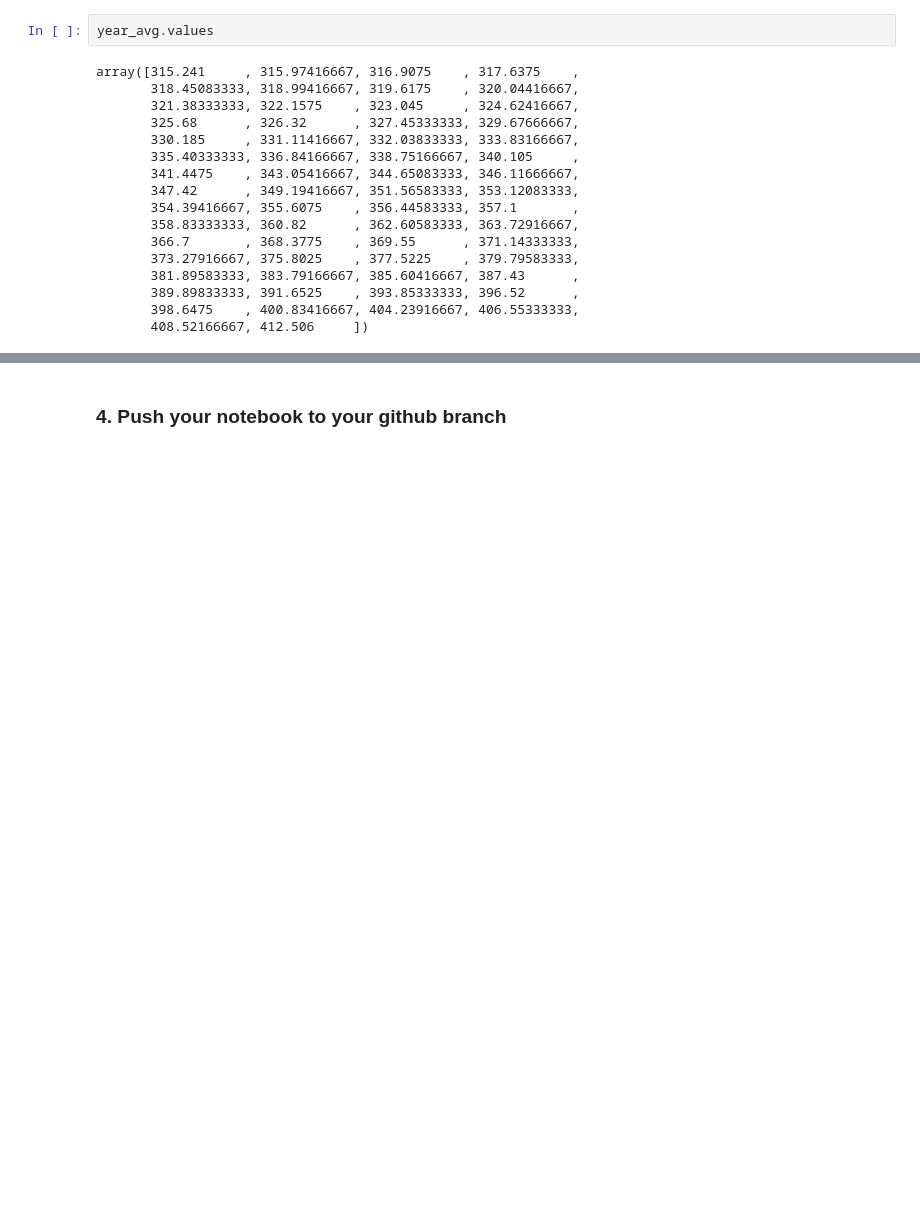
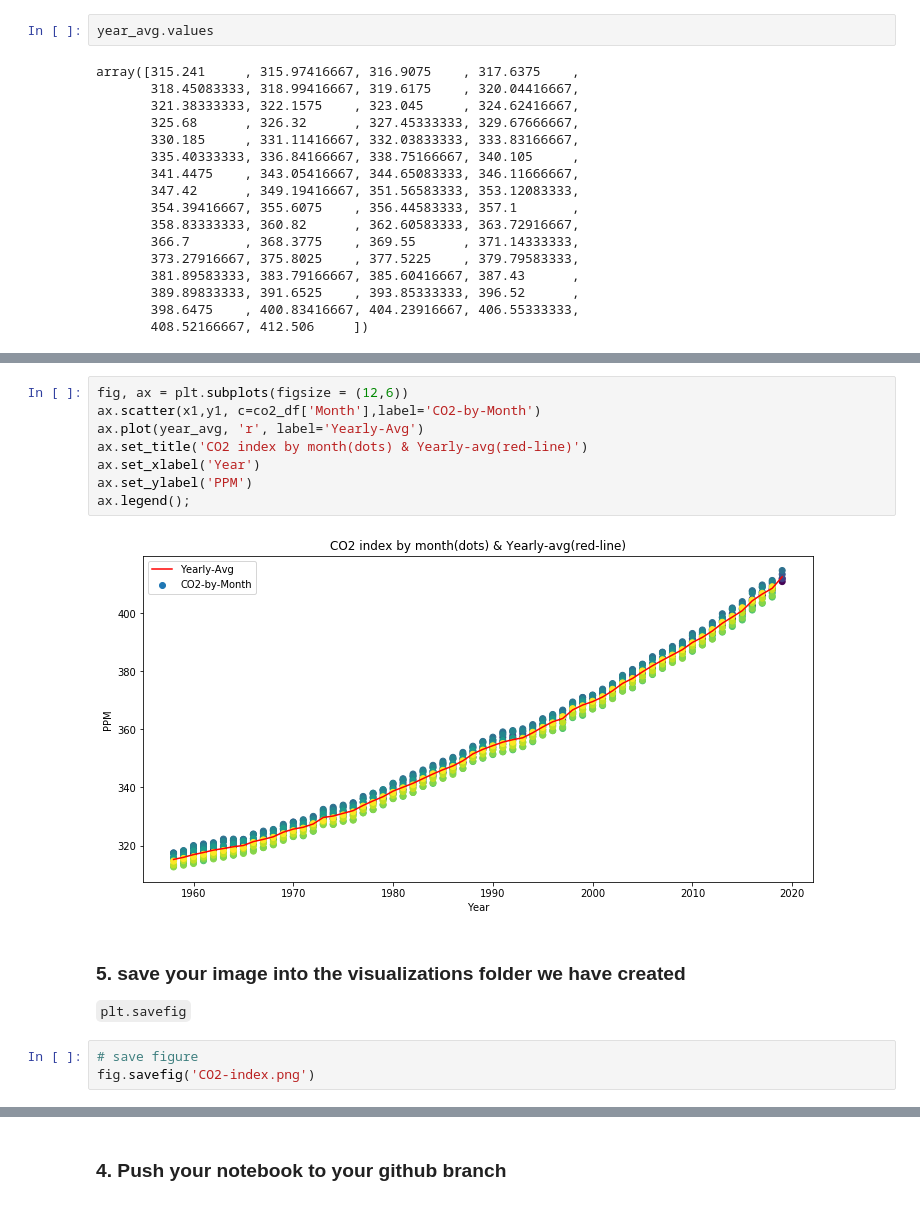
Before and after one commit to tingting-science/dc_ds_06_03_19, a Jupyter notebook: module_1/morning_warm_up/week_2/2_4_visualization_matplotlib.ipynb, the cells around one changed output, grey strips where cells are left out. Cells and saved outputs as stored; diff of their text form; blank space fills up the shorter version.

```diff
--- a/module_1/morning_warm_up/week_2/2_4_visualization_matplotlib.ipynb
+++ b/module_1/morning_warm_up/week_2/2_4_visualization_matplotlib.ipynb
@@ -113,0 +114,17 @@ Text(0.5, 1.0, 'CO2 index by month')
+# %%
+fig, ax = plt.subplots(figsize = (12,6))
+ax.scatter(x1,y1, c=co2_df['Month'],label='CO2-by-Month')
+ax.plot(year_avg, 'r', label='Yearly-Avg')
+ax.set_title('CO2 index by month(dots) & Yearly-avg(red-line)')
+ax.set_xlabel('Year')
+ax.set_ylabel('PPM')
+ax.legend();
+# %% [output]
+[figure, added]
+# %% [markdown]
+### 5. save your image into the visualizations folder we have created
+
+`plt.savefig`
+# %%
+# save figure
+fig.savefig('CO2-index.png')
```
Also changed, not shown: parts of 5 cells of this notebook, 1 other file.
